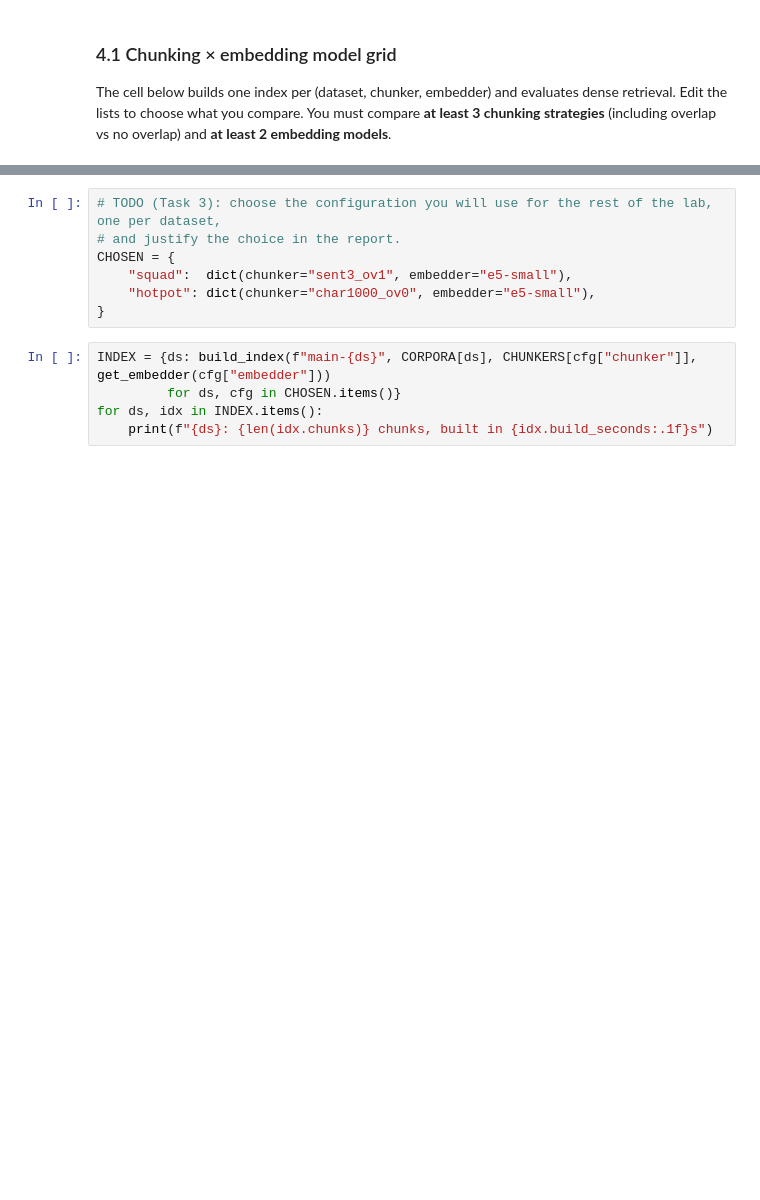
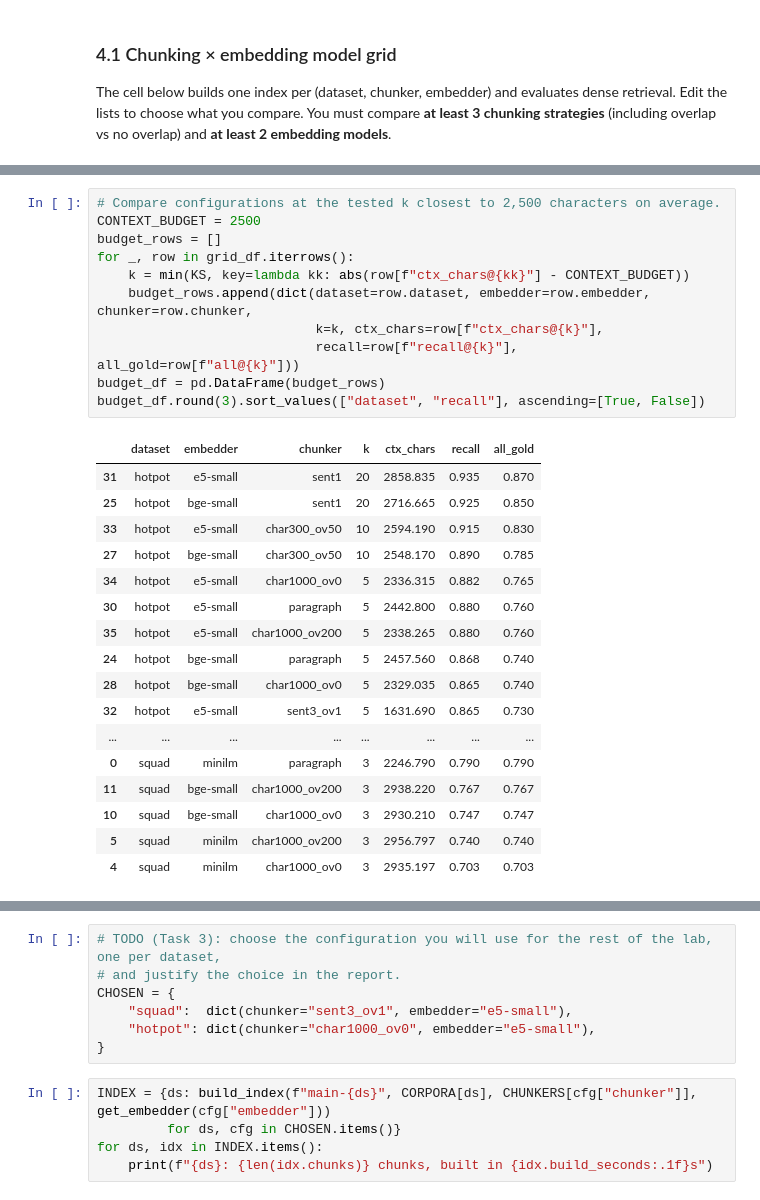
Before and after one commit to TheArtemis/ID2223-Scalable-Machine-Learning-and-Deep-Learning, a Jupyter notebook: assignments/ass2/lab-assignment-notebook.ipynb, the cells around one changed output, grey strips where cells are left out. Saved outputs shown, nothing was run; the diff lists cells and outputs as text; blank space fills up the shorter version.

```diff
--- a/assignments/ass2/lab-assignment-notebook.ipynb
+++ b/assignments/ass2/lab-assignment-notebook.ipynb
@@ -517,2 +518,31 @@ model.safetensors: downloading bytes:           |  0.00B
+# %%
+# Compare configurations at the tested k closest to 2,500 characters on average.
+CONTEXT_BUDGET = 2500
+budget_rows = []
+for _, row in grid_df.iterrows():
+    k = min(KS, key=lambda kk: abs(row[f"ctx_chars@{kk}"] - CONTEXT_BUDGET))
+    budget_rows.append(dict(dataset=row.dataset, embedder=row.embedder, chunker=row.chunker,
+                            k=k, ctx_chars=row[f"ctx_chars@{k}"],
+                            recall=row[f"recall@{k}"], all_gold=row[f"all@{k}"]))
+budget_df = pd.DataFrame(budget_rows)
+budget_df.round(3).sort_values(["dataset", "recall"], ascending=[True, False])
+# %% [output]
+|  | dataset | embedder | chunker | k | ctx_chars | recall | all_gold |
+| 31 | hotpot | e5-small | sent1 | 20 | 2858.835 | 0.935 | 0.870 |
+| 25 | hotpot | bge-small | sent1 | 20 | 2716.665 | 0.925 | 0.850 |
+| 33 | hotpot | e5-small | char300_ov50 | 10 | 2594.190 | 0.915 | 0.830 |
+| 27 | hotpot | bge-small | char300_ov50 | 10 | 2548.170 | 0.890 | 0.785 |
+| 34 | hotpot | e5-small | char1000_ov0 | 5 | 2336.315 | 0.882 | 0.765 |
+| 30 | hotpot | e5-small | paragraph | 5 | 2442.800 | 0.880 | 0.760 |
+| 35 | hotpot | e5-small | char1000_ov200 | 5 | 2338.265 | 0.880 | 0.760 |
+| 24 | hotpot | bge-small | paragraph | 5 | 2457.560 | 0.868 | 0.740 |
+| 28 | hotpot | bge-small | char1000_ov0 | 5 | 2329.035 | 0.865 | 0.740 |
+| 32 | hotpot | e5-small | sent3_ov1 | 5 | 1631.690 | 0.865 | 0.730 |
+| ... | ... | ... | ... | ... | ... | ... | ... |
+| 0 | squad | minilm | paragraph | 3 | 2246.790 | 0.790 | 0.790 |
+| 11 | squad | bge-small | char1000_ov200 | 3 | 2938.220 | 0.767 | 0.767 |
+| 10 | squad | bge-small | char1000_ov0 | 3 | 2930.210 | 0.747 | 0.747 |
+| 5 | squad | minilm | char1000_ov200 | 3 | 2956.797 | 0.740 | 0.740 |
+| 4 | squad | minilm | char1000_ov0 | 3 | 2935.197 | 0.703 | 0.703 |
 # %% [markdown]
 > **[REPORT 1]** Which chunking strategy and embedding model work best for each dataset, and why? Discuss (a) chunk size versus recall at a fixed k, and versus recall at a fixed **context budget**; (b) whether overlap helps; (c) differences between embedding models, including cost (`build_s`) and the role of query/passage prefixes; (d) why `all@k` is much lower than `recall@k` on HotpotQA.
```
Also changed, not shown: parts of 7 cells of this notebook, 4 other files.
